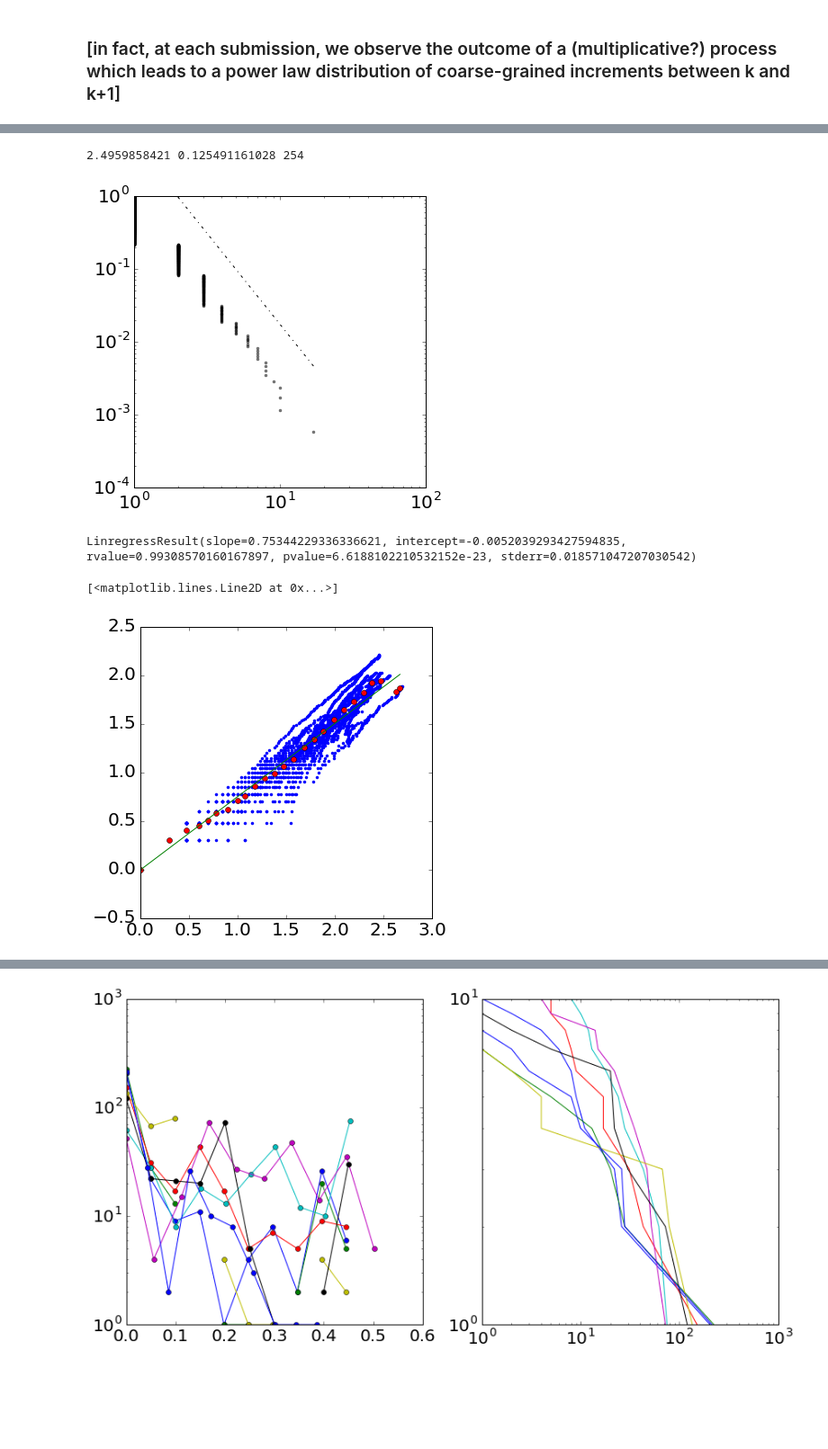
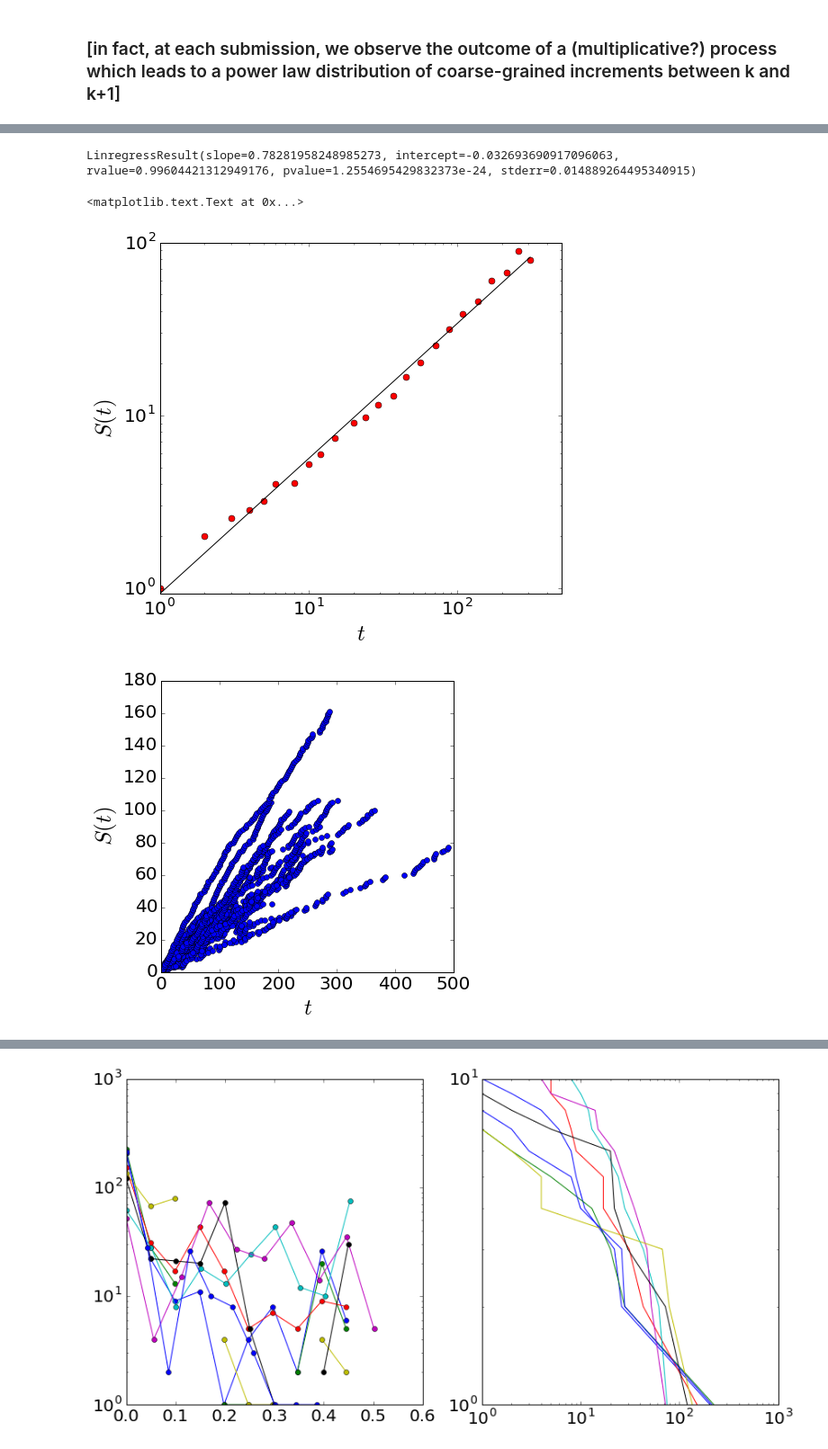
Before and after one commit to wazaahhh/bayesLearn, a Jupyter notebook: scripts/bayesLearn.ipynb, the cells around one changed output, grey strips where cells are left out. Shown at 90% size. Drawn from its saved outputs; the diff is of its cells as text; code cells hidden in the pictures; blank space fills up the shorter version.

```diff
--- a/scripts/bayesLearn.ipynb
+++ b/scripts/bayesLearn.ipynb
@@ -23,4 +23,10 @@ complName = "complexConvergenceMeans"
 distances = {}
 distances["simple"] = loadDistances(treatment="simple",distanceType='sqrt',remove_duplicates=False)
 distances["complex"] = loadDistances(treatment="complex",distanceType='sqrt',remove_duplicates=False)
+# %%
+treatment = "simple"
+treatment_dic = pd.read_pickle(dir + "Data/%s_models"%treatment)
+
+with open(dir + 'Data/%sG'%treatment, 'r') as f:
+    trueG = jp.decode(f.read())['probs']
 # %%
@@ -49,6 +42,0 @@ def msd(V,n):
-# %%
-treatment = "complex"
-treatment_dic = pd.read_pickle(dir + "Data/%s_models"%treatment)
-
-with open(dir + 'Data/%sG'%treatment, 'r') as f:
-    trueG = jp.decode(f.read())['probs']
@@ -363,22 +523,31 @@ LinregressResult(slope=1.4624601440503946, intercept=-4.8075484934423587, rvalue
-# %%
-x,y = rankorder(VisitationFreq)
-#pl.loglog(x,y,'o')
-fitdic = plotPowerLawFit(VisitationFreq,xmin=2,continuousFit=True,addnoise=True,confint=.01,plot=True)
-# %% [output]
-2.4959858421 0.125491161028 254
-[figure, removed]
 # %%
+pl.figure(1,(8,7))
 x,y = np.array(zip(*SiteExpl))
-cond = (x > 0)*(y > 0)
+cond = (x > 0)*(y > 0)*(x < 10**2.5)
 lx = np.log10(x[cond])
 ly = np.log10(y[cond])
-pl.plot(lx,ly,'.')
+#pl.plot(lx,ly,'.')
 B = binning(lx,ly,30)
-pl.plot(B['bins'],B['mean'],'ro')
+pl.loglog(10**B['bins'],10**B['mean'],'ro',ms=7)
 fit = S.linregress(B['bins'],B['mean'])
 print fit
-pl.plot(B['bins'],B['bins']*fit[0]+ fit[1])
+pl.plot(10**B['bins'],10**(B['bins']*fit[0]+ fit[1]),'k-')
+pl.xlabel("$t$")
+pl.ylabel("$S(t)$")
+pl.ylim(0,100)
+pl.xlim(0,500)
+pl.savefig(dir + "Figures/scaling_S(t)_%s.eps"%treatment)
+
+
+pl.figure(2)
+#fit = S.linregress(x,y)
+#print fit
+pl.plot(x,y,'o')
+#pl.plot(x,x*fit[0] + fit[1],'k-')
+pl.xlabel("$t$")
+pl.ylabel("$S(t)$")
 # %% [output]
-LinregressResult(slope=0.75344229336336621, intercept=-0.0052039293427594835, rvalue=0.99308570160167897, pvalue=6.6188102210532152e-23, stderr=0.018571047207030542)
+LinregressResult(slope=0.78281958248985273, intercept=-0.032693690917096063, rvalue=0.99604421312949176, pvalue=1.2554695429832373e-24, stderr=0.014889264495340915)
-[<matplotlib.lines.Line2D at 0x...>]
+<matplotlib.text.Text at 0x...>
-[figure, old version]
+[figure, new version]
+[figure, added]
```
Also changed, not shown: parts of 27 cells of this notebook, 33 other files.
